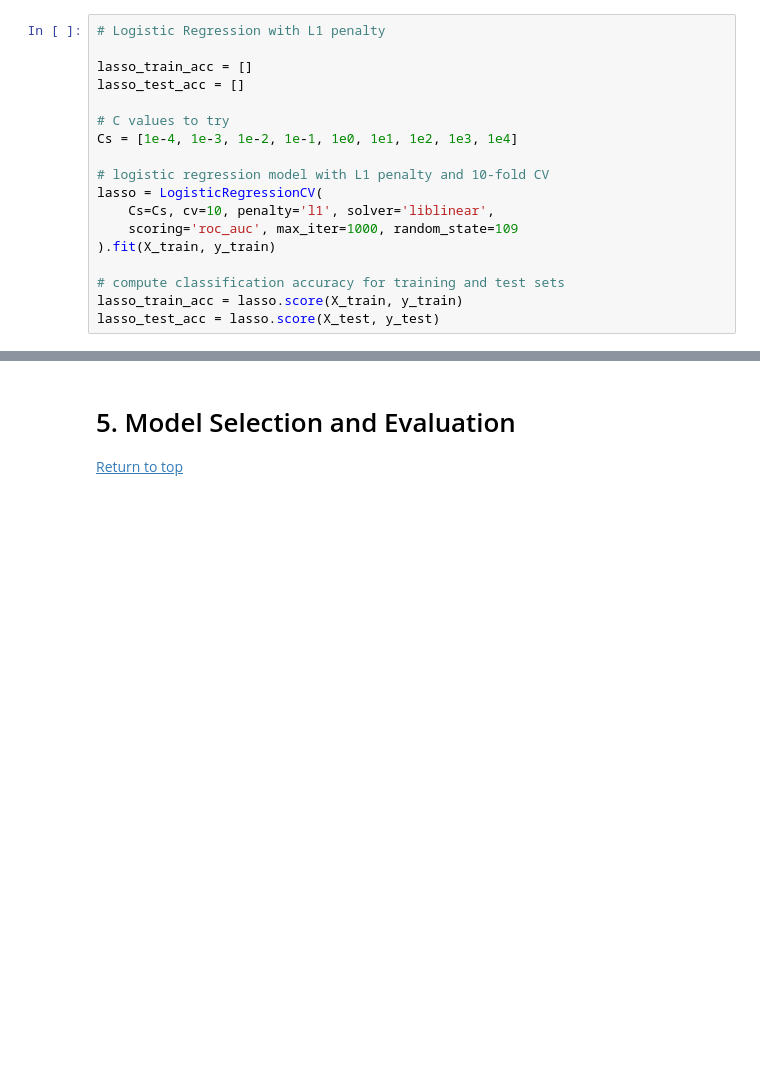
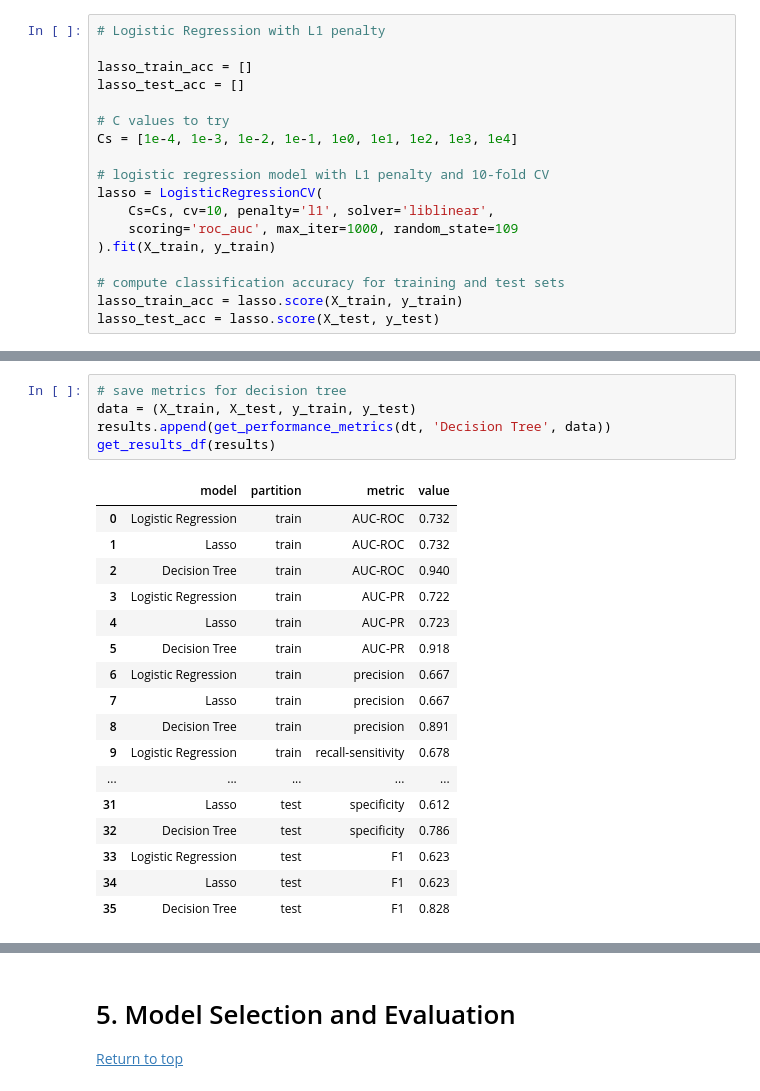
Before and after one commit to stevenworthington/cs109a_final_project, a Jupyter notebook: code/cs109a_final_report.ipynb, the cells around one changed output, grey strips where cells are left out. Saved outputs shown, nothing was run; the diff lists cells and outputs as text; blank space fills up the shorter version.

```diff
--- a/code/cs109a_final_report.ipynb
+++ b/code/cs109a_final_report.ipynb
@@ -466,3 +490,26 @@ dt.cost_complexity_pruning_path(X_train, y_train)
+# %%
+# save metrics for decision tree
+data = (X_train, X_test, y_train, y_test)
+results.append(get_performance_metrics(dt, 'Decision Tree', data))
+get_results_df(results)
+# %% [output]
+|  | model | partition | metric | value |
+| 0 | Logistic Regression | train | AUC-ROC | 0.732 |
+| 1 | Lasso | train | AUC-ROC | 0.732 |
+| 2 | Decision Tree | train | AUC-ROC | 0.940 |
+| 3 | Logistic Regression | train | AUC-PR | 0.722 |
+| 4 | Lasso | train | AUC-PR | 0.723 |
+| 5 | Decision Tree | train | AUC-PR | 0.918 |
+| 6 | Logistic Regression | train | precision | 0.667 |
+| 7 | Lasso | train | precision | 0.667 |
+| 8 | Decision Tree | train | precision | 0.891 |
+| 9 | Logistic Regression | train | recall-sensitivity | 0.678 |
+| ... | ... | ... | ... | ... |
+| 31 | Lasso | test | specificity | 0.612 |
+| 32 | Decision Tree | test | specificity | 0.786 |
+| 33 | Logistic Regression | test | F1 | 0.623 |
+| 34 | Lasso | test | F1 | 0.623 |
+| 35 | Decision Tree | test | F1 | 0.828 |
 # %%
 # Random Forest
 
```
Also changed, not shown: parts of 7 cells of this notebook.
